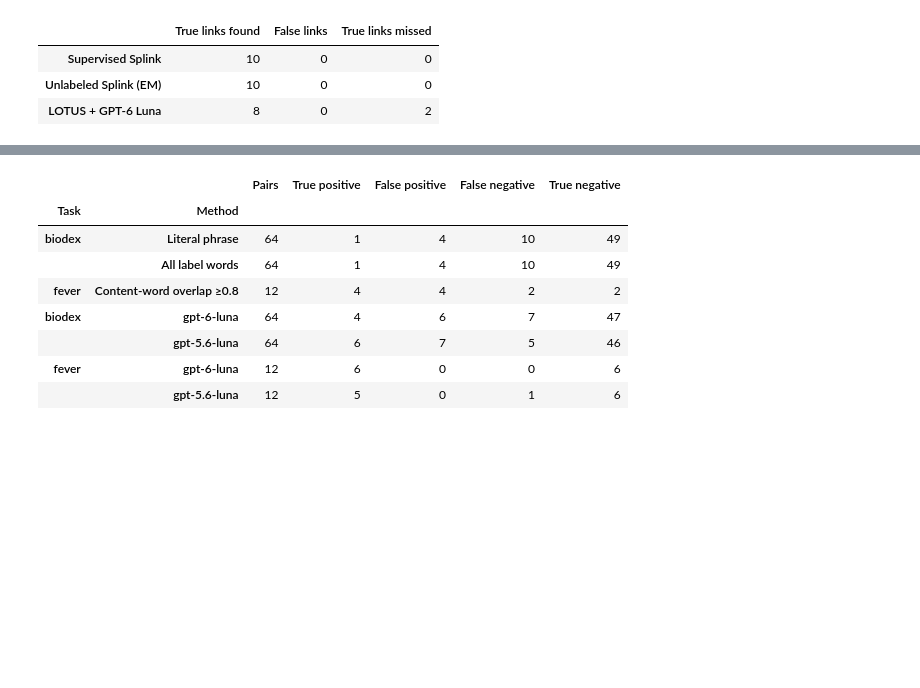
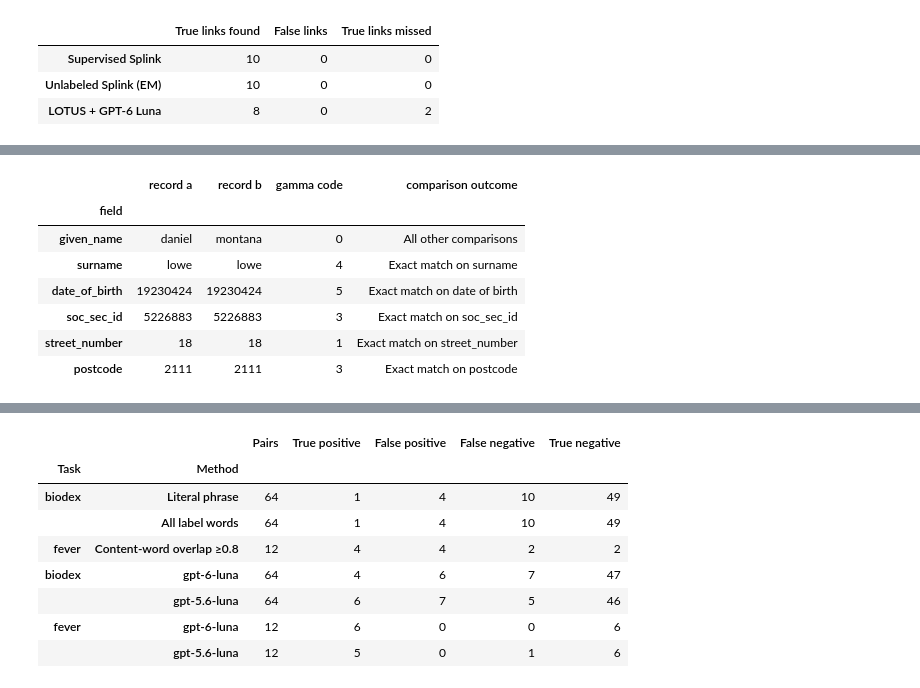
Before and after one commit to hananather/LLM-notes, a Jupyter notebook: LLM_basics/record-linkage-with-semantic-operators.ipynb, the cells around one changed output, grey strips where cells are left out. Drawn from its saved outputs; the diff is of its cells as text; code cells hidden in the pictures; blank space fills up the shorter version.

```diff
--- a/LLM_basics/record-linkage-with-semantic-operators.ipynb
+++ b/LLM_basics/record-linkage-with-semantic-operators.ipynb
@@ -324,0 +427,76 @@ These are small adaptations of paper workloads, not full benchmark replications.
+# %%
+# Inspect the first known match after evaluation; this does not select or fit the model.
+worked_pair = evaluation.loc[evaluation.is_match].iloc[0]
+worked_a = left.loc[left.unique_id.eq(worked_pair.left_id)].copy()
+worked_b = right.loc[right.unique_id.eq(worked_pair.right_id)].copy()
+assert len(worked_a) == len(worked_b) == 1
+worked_inputs = [
+    db.register(worked_a, dataset_display_name="worked_pair_a"),
+    db.register(worked_b, dataset_display_name="worked_pair_b"),
+]
+worked_predictions = linker.inference.predict_between(
+    *worked_inputs, blocking_rules_to_generate_predictions=["1=1"]
+).as_pandas_dataframe()
+assert len(worked_predictions) == 1
+worked_prediction = worked_predictions.iloc[0]
+np.testing.assert_allclose(
+    worked_prediction.match_probability, worked_pair.match_probability,
+    rtol=1e-12, atol=1e-14,
+)
+
+# Read the fitted level metadata; these attributes are checked against Splink 5.0.0.
+worked_comparisons = {
+    comparison.output_column_name: comparison
+    for comparison in linker._settings_obj.comparisons
+}
+worked_rows = []
+for field in FIELDS:
+    comparison = worked_comparisons[field]
+    gamma_code = int(worked_prediction[comparison._gamma_column_name])
+    level = next(level for level in comparison.comparison_levels
+                 if level.comparison_vector_value == gamma_code)
+    weight_columns = comparison._match_weight_columns_to_sum
+    worked_rows.append({
+        "field": field,
+        "record a": worked_a.iloc[0][field],
+        "record b": worked_b.iloc[0][field],
+        "gamma code": gamma_code,
+        "comparison outcome": level.label_for_charts,
+        "base evidence (bits)": float(worked_prediction[weight_columns[0]]),
+        "frequency adjustment (bits)": sum(
+            float(worked_prediction[column]) for column in weight_columns[1:]),
+        "total evidence (bits)": sum(
+            float(worked_prediction[column]) for column in weight_columns),
+    })
+worked_evidence = pd.DataFrame(worked_rows).set_index("field")
+worked_model = linker.misc.save_model_to_json()  # Return settings; write no file.
+worked_prior = worked_model["probability_two_random_records_match"]
+worked_prior_weight = np.log2(worked_prior / (1 - worked_prior))
+worked_evidence_sum = worked_evidence["total evidence (bits)"].sum()
+worked_weight = worked_prior_weight + worked_evidence_sum
+np.testing.assert_allclose(worked_weight, worked_prediction.match_weight,
+                           rtol=1e-12, atol=1e-12)
+np.testing.assert_allclose(1 / (1 + 2.0 ** (-worked_weight)),
+                           worked_prediction.match_probability,
+                           rtol=1e-12, atol=1e-14)
+
+display(Markdown(
+    "**The benchmark identity label says these records match.** "
+    "We selected this pair after scoring to explain the calculation. "
+    "It does not affect training, threshold selection or the results."
+))
+# Keep the record view and arithmetic narrow enough to read without horizontal scrolling.
+display(worked_evidence[["record a", "record b", "gamma code", "comparison outcome"]])
+display(worked_evidence[["base evidence (bits)", "frequency adjustment (bits)",
+                         "total evidence (bits)"]].style.format("{:+.1f}"))
+display(Markdown(
+    f"**Actual comparison vector:** `{tuple(worked_evidence['gamma code'])}` "
+    "in the field order shown above.\n\n"
+    f"Prior {worked_prior_weight:+.1f} bits + field evidence {worked_evidence_sum:.1f} bits "
+    f"gives **W = {worked_weight:.1f} bits**. The model's match probability is "
+    f"**{format_percent(worked_prediction.match_probability)}**. "
+    f"The validation-selected threshold is **{format_percent(THRESHOLD)}**."
+))
+print("Decision at the validation-selected threshold:",
+      "link" if worked_prediction.match_probability >= THRESHOLD else "nonlink")
+# %% [output]
@@ -324,0 +504,8 @@ These are small adaptations of paper workloads, not full benchmark replications.
+|  | record a | record b | gamma code | comparison outcome |
+| field |  |  |  |  |
+| given_name | daniel | montana | 0 | All other comparisons |
+| surname | lowe | lowe | 4 | Exact match on surname |
+| date_of_birth | 19230424 | 19230424 | 5 | Exact match on date of birth |
+| soc_sec_id | 5226883 | 5226883 | 3 | Exact match on soc_sec_id |
+| street_number | 18 | 18 | 1 | Exact match on street_number |
+| postcode | 2111 | 2111 | 3 | Exact match on postcode |
```
Also changed, not shown: parts of 71 cells of this notebook, 9 other files.
